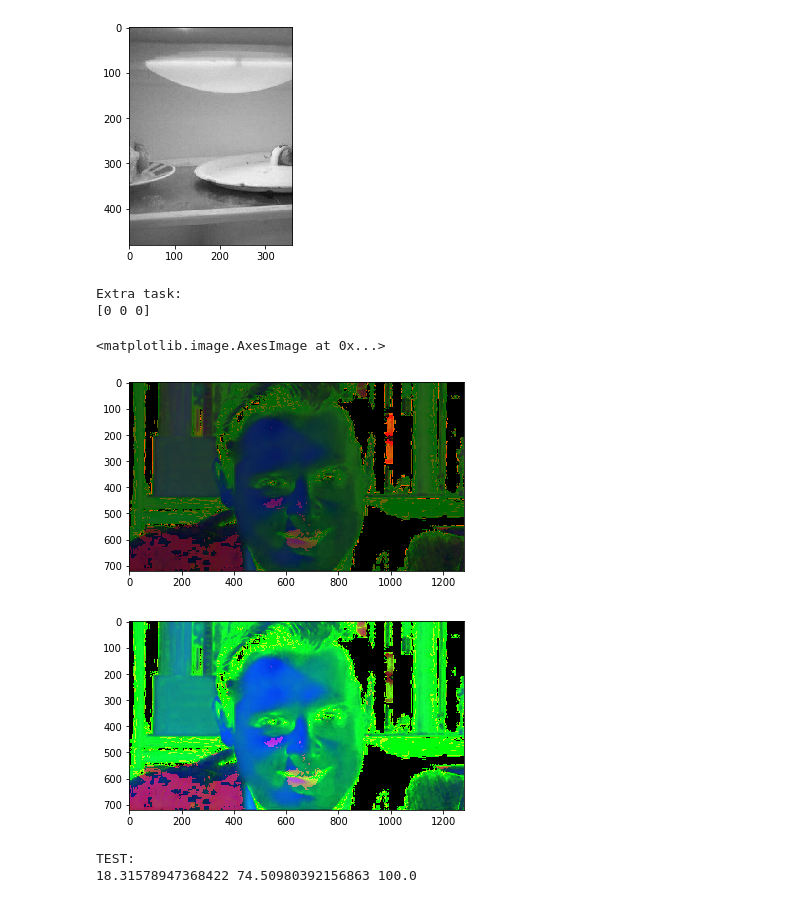
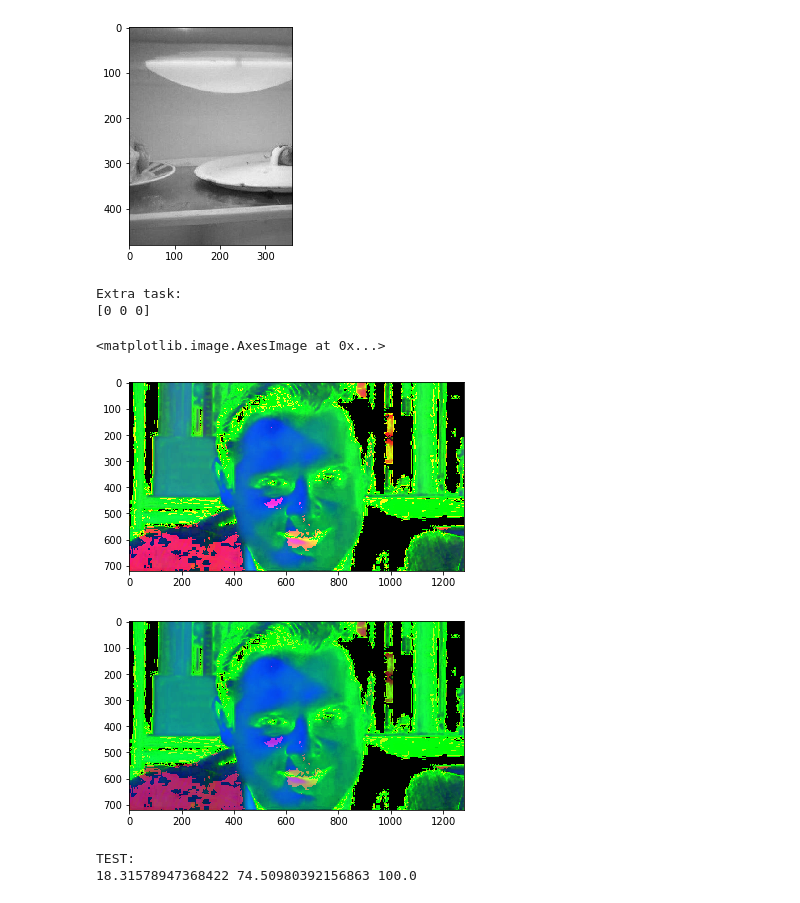
Before and after one commit to Jeyky/DIG_IP, a Jupyter notebook: Lab1.ipynb, the cells around one changed output. Saved outputs shown, nothing was run; the diff lists cells and outputs as text; code cells hidden in the pictures.

```diff
--- a/Lab1.ipynb
+++ b/Lab1.ipynb
@@ -434,6 +434,8 @@ AREA OF INTEREST:
 import numpy as np
 import cv2
 import matplotlib.pyplot as plt
+
+#https://docs.opencv.org/3.4/de/d25/imgproc_color_conversions.html
 
 print("Extra task:")
 image=cv2.imread("./examples/ponasenkov.jpg")
@@ -448,41 +450,40 @@ def rgb2hsv(r,g,b):
     delta=cmax-cmin
     #HUE
     if cmax==cmin:
         h=0
     elif cmax==r:
-        h=(60*((g-b)/delta)+360)%360
+        h=60*(g-b)/delta
     elif cmax==g:
-        h=(60*((b-r)/delta)+120)%360
+        h=60*((b-r)/delta)+120
     elif cmax==b:
-        h=(60*((r-g)/delta)+240)%360
+        h=60*((r-g)/delta)+240
     #SATURATION
     if cmax==0:
         s=0
     else:
-        s=(delta/cmax)*100
+        s=(delta/cmax)*255
     #VALUE
-    v=cmax*100
+    v=cmax*255
     return h,s,v
 
-a,b,c=img_RGB[0][0][:]
 uu,zu,ku=rgb2hsv(100,14,54)
 img_HSV=cv2.cvtColor(image_RGB,cv2.COLOR_RGB2HSV)
 print(img_HSV[0][0][:])
 image_HSV=np.zeros(image_RGB.shape,dtype='uint8')
 for i in range(0,int(image_HSV.shape[0])):
     for j in range(0,int(image_HSV.shape[1])):
         h,s,v=rgb2hsv(image_RGB[i][j][0],image_RGB[i][j][1],image_RGB[i][j][2])
         image_HSV[i][j][0]=h
         image_HSV[i][j][1]=s
         image_HSV[i][j][2]=v
-plt.imshow(image_HSV)
+plt.imshow(image_HSV,cmap=plt.get_cmap('hsv'))
 plt.figure()
 plt.imshow(hsv)
 # %% [output]
 Extra task:
 [0 0 0]
 <matplotlib.image.AxesImage at 0x...>
-[figure, old version]
+[figure, new version]
 [figure]
 # %%
 import numpy as np
```
Also changed, not shown: parts of 3 cells of this notebook, 1 other file.
